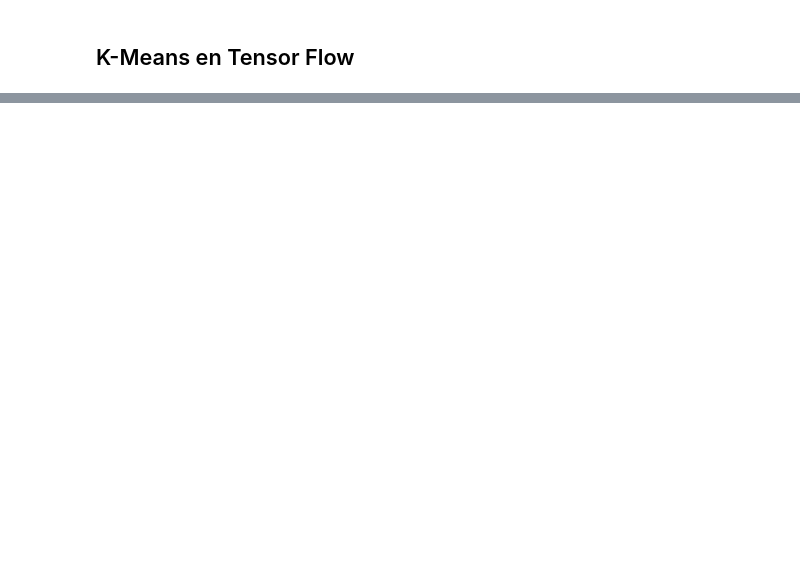
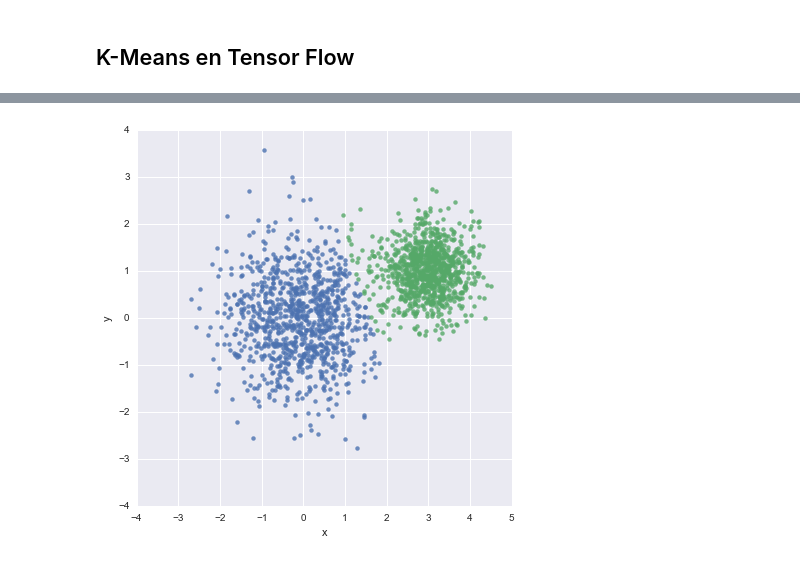
Before and after one commit to hfoffani/tensorflow-dl, a Jupyter notebook: Libro-Jordi-KMeans.ipynb, the cells around one changed output, grey strips where cells are left out. Drawn from its saved outputs; the diff is of its cells as text; code cells hidden in the pictures; blank space fills up the shorter version.

Commit message:
add missing packages and TF k-means algorithm.

```diff
--- a/Libro-Jordi-KMeans.ipynb
+++ b/Libro-Jordi-KMeans.ipynb
@@ -25,0 +26,36 @@ ImportError: No module named 'seaborn'
+# %%
+import tensorflow as tf
+
+vectors = tf.constant(conjunto_puntos)
+k = 2
+centroides = tf.Variable(tf.slice(tf.random_shuffle(vectors),[0,0],[k,-1]))
+
+expanded_vectors = tf.expand_dims(vectors, 0)
+expanded_centroides = tf.expand_dims(centroides, 1)
+
+assignments = tf.argmin(tf.reduce_sum(tf.square(tf.sub(expanded_vectors, expanded_centroides)), 2), 0)
+
+means = tf.concat(0, [tf.reduce_mean(tf.gather(vectors, tf.reshape(tf.where( tf.equal(assignments, c)),[1,-1])), reduction_indices=[1]) for c in range(k)])
+
+update_centroides = tf.assign(centroides, means)
+
+init_op = tf.initialize_all_variables()
+
+sess = tf.Session()
+sess.run(init_op)
+
+for step in range(100):
+   _, centroid_values, assignment_values = sess.run([update_centroides, centroides, assignments])
+# %%
+data = {"x": [], "y": [], "cluster": []}
+
+for i in range(len(assignment_values)):
+  data["x"].append(conjunto_puntos[i][0])
+  data["y"].append(conjunto_puntos[i][1])
+  data["cluster"].append(assignment_values[i])
+
+df = pd.DataFrame(data)
+sns.lmplot("x", "y", data=df, fit_reg=False, size=6, hue="cluster", legend=False)
+plt.show()
+# %% [output]
+[figure, added]
```
Also changed, not shown: parts of 1 cell of this notebook.
